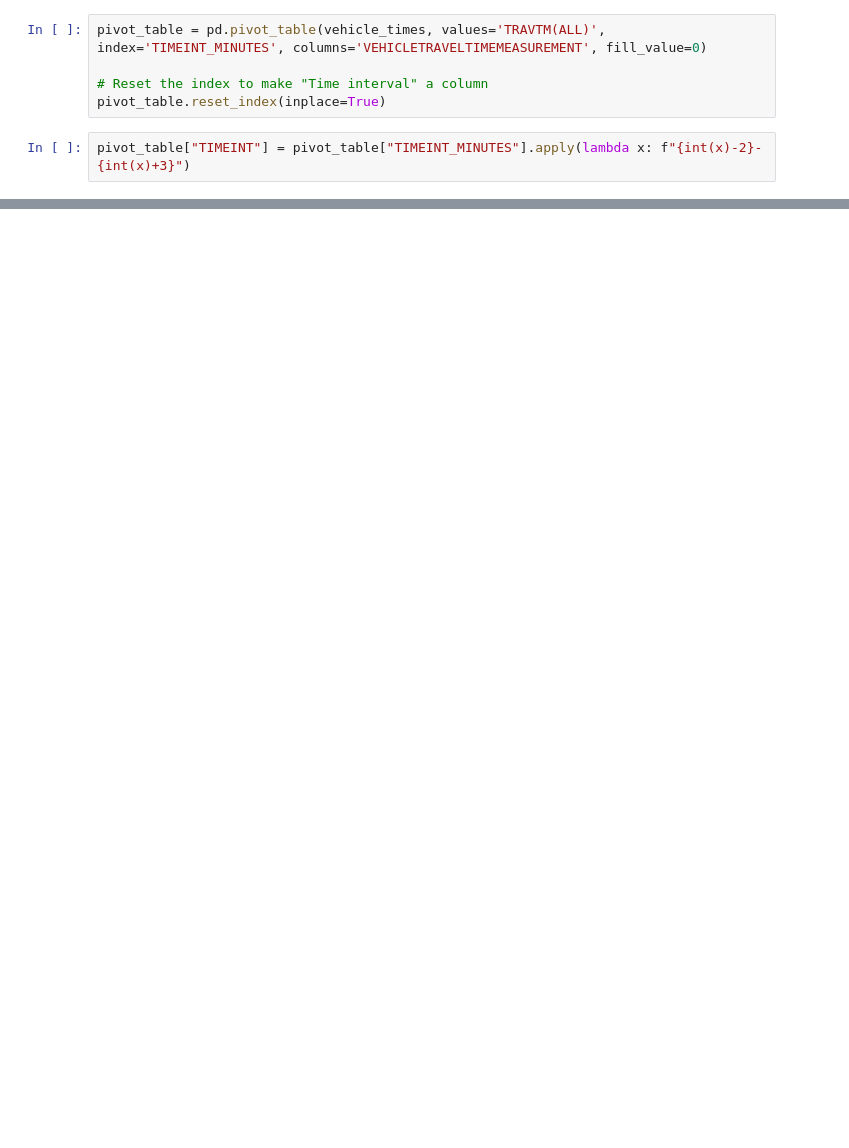
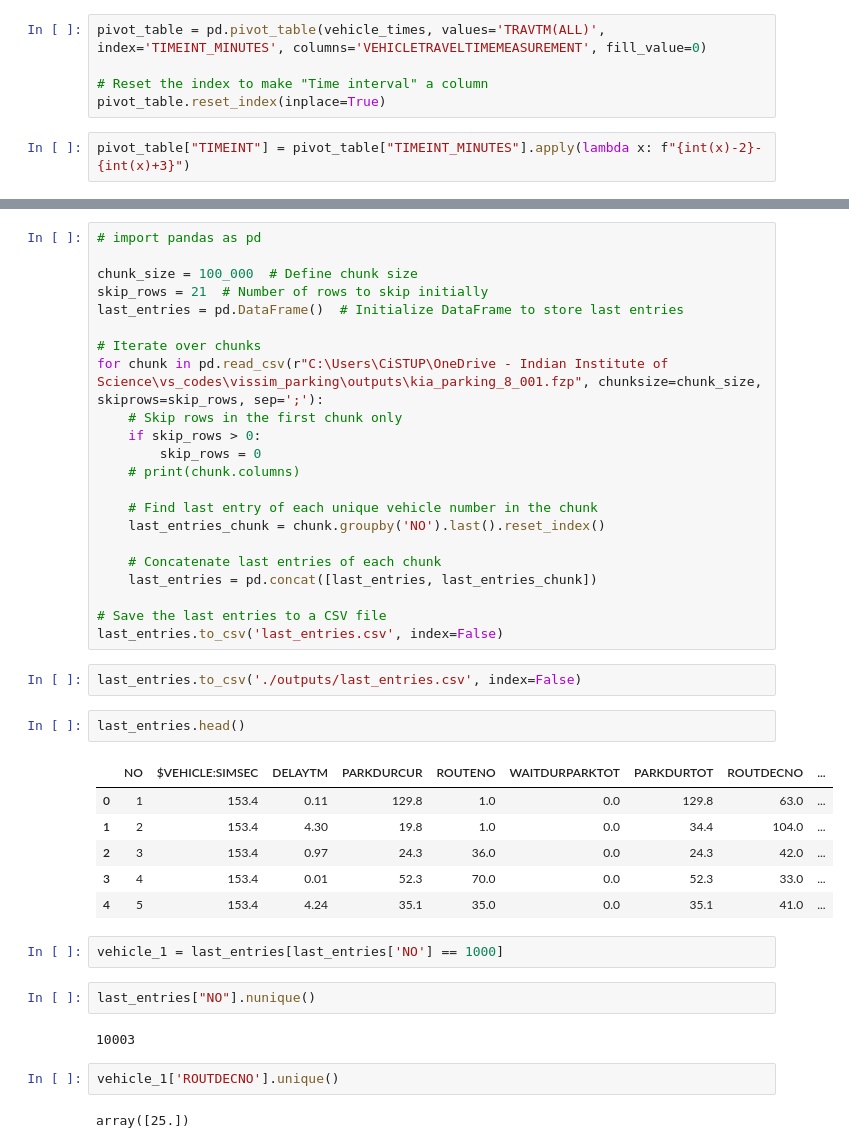
Before and after one commit to varun-1411/vissim_parking, a Jupyter notebook: results.ipynb, the cells around one changed output, grey strips where cells are left out. Saved outputs shown, nothing was run; the diff lists cells and outputs as text; blank space fills up the shorter version.

```diff
--- a/results.ipynb
+++ b/results.ipynb
@@ -348,0 +391,43 @@ vehicle_times.to_csv(r"C:\Users\CiSTUP\OneDrive - Indian Institute of Science\vs
+# %%
+# import pandas as pd
+
+chunk_size = 100_000  # Define chunk size
+skip_rows = 21  # Number of rows to skip initially
+last_entries = pd.DataFrame()  # Initialize DataFrame to store last entries
+
+# Iterate over chunks
+for chunk in pd.read_csv(r"C:\Users\CiSTUP\OneDrive - Indian Institute of Science\vs_codes\vissim_parking\outputs\kia_parking_8_001.fzp", chunksize=chunk_size, skiprows=skip_rows, sep=';'):
+    # Skip rows in the first chunk only
+    if skip_rows > 0:
+        skip_rows = 0
+    # print(chunk.columns)
+
+    # Find last entry of each unique vehicle number in the chunk
+    last_entries_chunk = chunk.groupby('NO').last().reset_index()
+
+    # Concatenate last entries of each chunk
+    last_entries = pd.concat([last_entries, last_entries_chunk])
+
+# Save the last entries to a CSV file
+last_entries.to_csv('last_entries.csv', index=False)
+# %%
+last_entries.to_csv('./outputs/last_entries.csv', index=False)
+# %%
+last_entries.head()
+# %% [output]
+|  | NO | $VEHICLE:SIMSEC | DELAYTM | PARKDURCUR | ROUTENO | WAITDURPARKTOT | PARKDURTOT | ROUTDECNO | ... |
+| 0 | 1 | 153.4 | 0.11 | 129.8 | 1.0 | 0.0 | 129.8 | 63.0 | ... |
+| 1 | 2 | 153.4 | 4.30 | 19.8 | 1.0 | 0.0 | 34.4 | 104.0 | ... |
+| 2 | 3 | 153.4 | 0.97 | 24.3 | 36.0 | 0.0 | 24.3 | 42.0 | ... |
+| 3 | 4 | 153.4 | 0.01 | 52.3 | 70.0 | 0.0 | 52.3 | 33.0 | ... |
+| 4 | 5 | 153.4 | 4.24 | 35.1 | 35.0 | 0.0 | 35.1 | 41.0 | ... |
+# %%
+vehicle_1 = last_entries[last_entries['NO'] == 1000]
+# %%
+last_entries["NO"].nunique()
+# %% [output]
+10003
+# %%
+vehicle_1['ROUTDECNO'].unique()
+# %% [output]
+array([25.])
```
Also changed, not shown: parts of 19 cells of this notebook, 12 other files.
